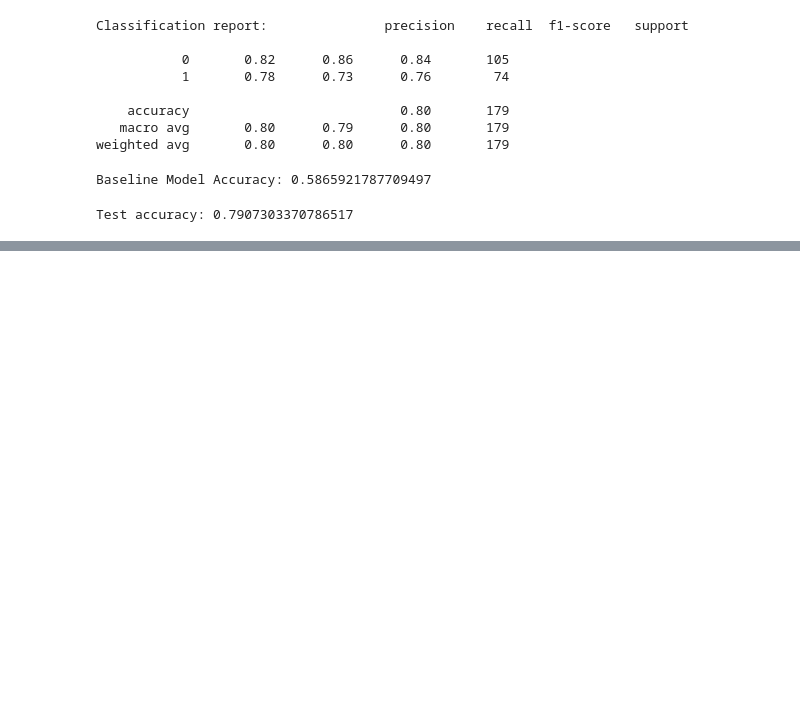
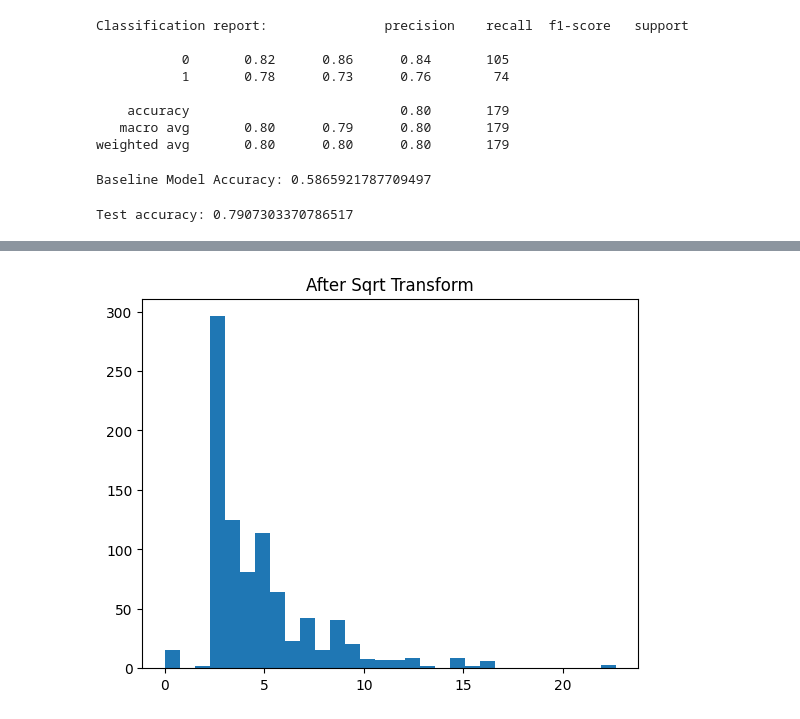
Before and after one commit to Fatima-05/GDGOC-AI-ML, a Jupyter notebook: Class10.ipynb, the cells around one changed output, grey strips where cells are left out. Saved outputs shown, nothing was run; the diff lists cells and outputs as text; code cells hidden in the pictures; blank space fills up the shorter version.

```diff
--- a/Class10.ipynb
+++ b/Class10.ipynb
@@ -178,0 +265,6 @@ Test accuracy: 0.7907303370786517
+# %%
+plt.hist(titanic["Fare_sqrt"],bins=30)
+plt.title("After Sqrt Transform")
+plt.show()
+# %% [output]
+[figure, added]
```
Also changed, not shown: parts of 8 cells of this notebook.
